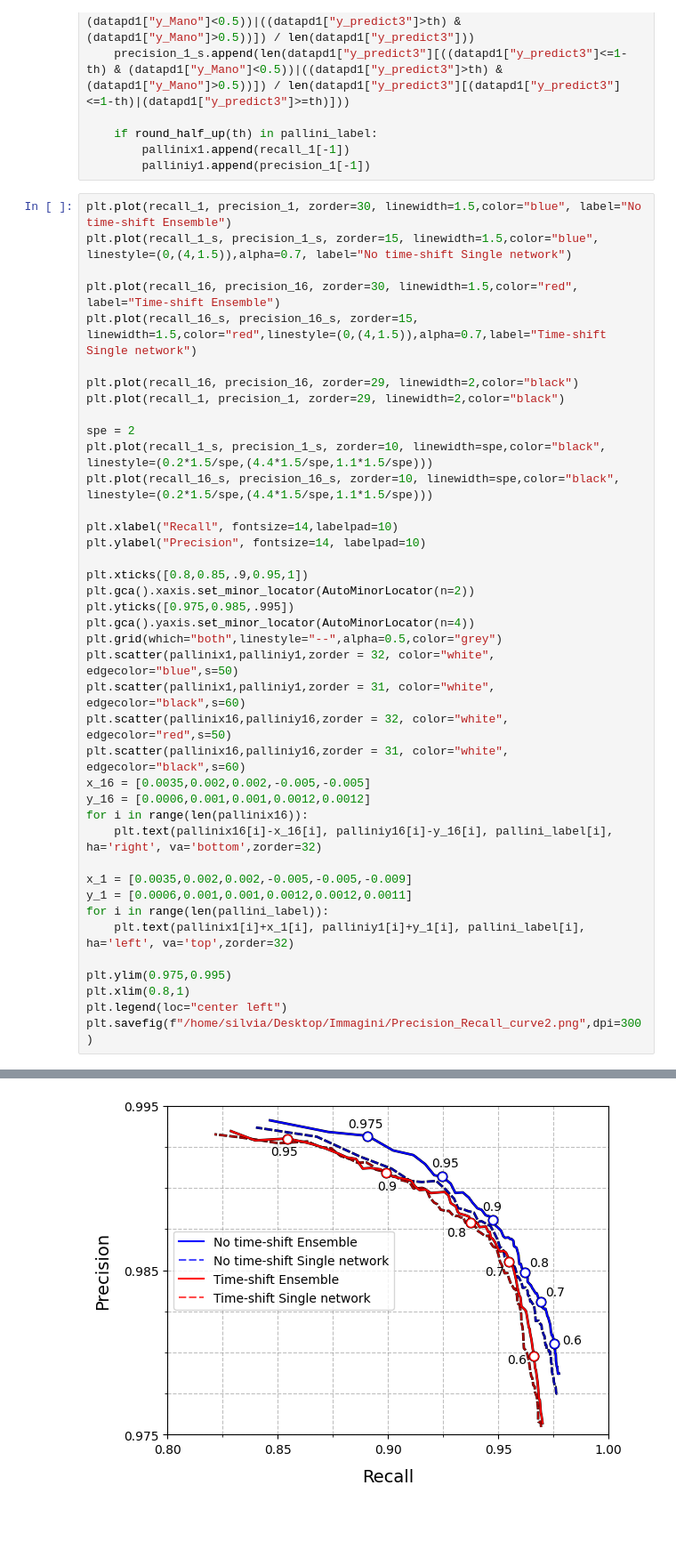
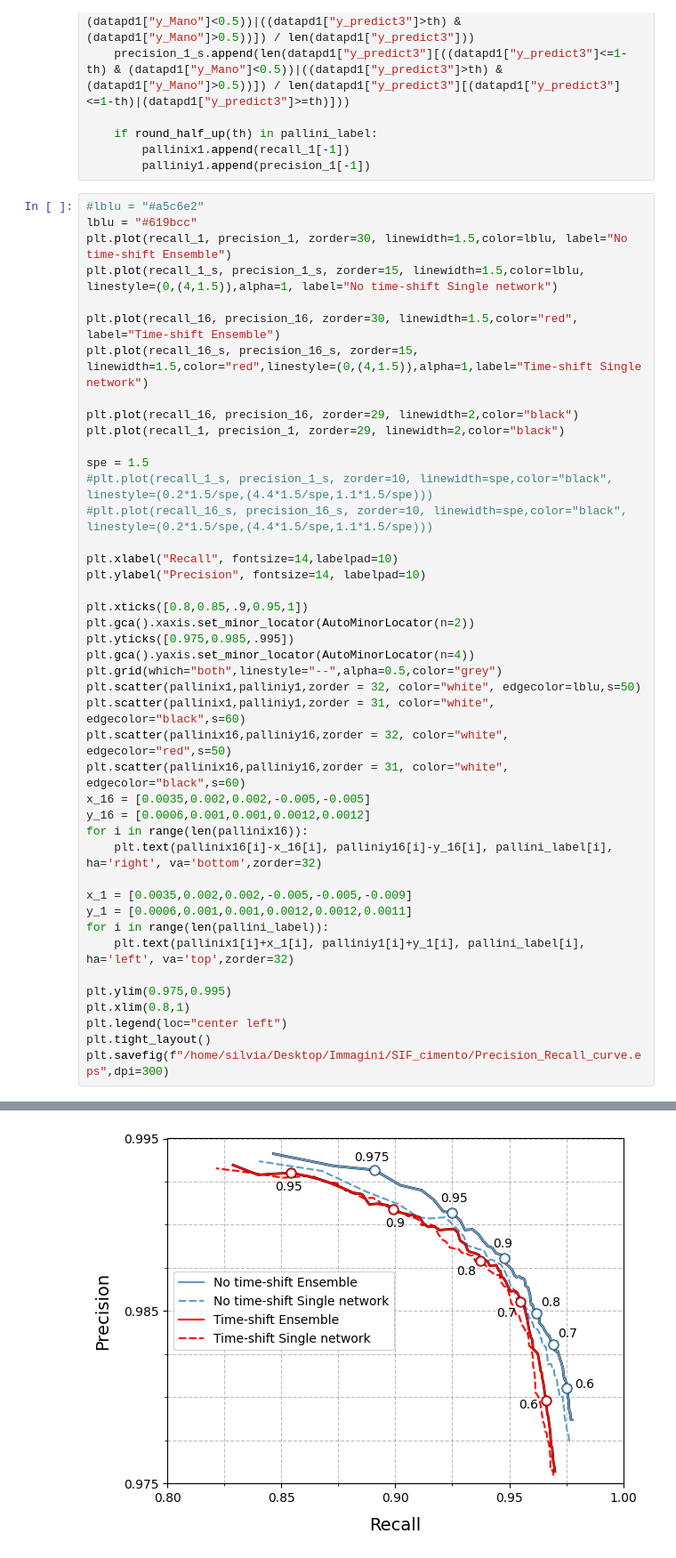
Before and after one commit to Nemenick/primoprogetto, a Jupyter notebook: Codici/_Predizioni_bag_plot.ipynb, the cells around one changed output, grey strips where cells are left out. Shown at 89% size. Saved outputs shown, nothing was run; the diff lists cells and outputs as text; blank space fills up the shorter version.

```diff
--- a/Codici/_Predizioni_bag_plot.ipynb
+++ b/Codici/_Predizioni_bag_plot.ipynb
@@ -815,18 +823,20 @@ for th in np.linspace(0.52,0.985,94):
         pallinix1.append(recall_1[-1])
         palliniy1.append(precision_1[-1])
 # %%
-plt.plot(recall_1, precision_1, zorder=30, linewidth=1.5,color="blue", label="No time-shift Ensemble")
-plt.plot(recall_1_s, precision_1_s, zorder=15, linewidth=1.5,color="blue", linestyle=(0,(4,1.5)),alpha=0.7, label="No time-shift Single network")
+#lblu = "#a5c6e2"
+lblu = "#619bcc"
+plt.plot(recall_1, precision_1, zorder=30, linewidth=1.5,color=lblu, label="No time-shift Ensemble")
+plt.plot(recall_1_s, precision_1_s, zorder=15, linewidth=1.5,color=lblu, linestyle=(0,(4,1.5)),alpha=1, label="No time-shift Single network")
 
 plt.plot(recall_16, precision_16, zorder=30, linewidth=1.5,color="red", label="Time-shift Ensemble")
-plt.plot(recall_16_s, precision_16_s, zorder=15, linewidth=1.5,color="red",linestyle=(0,(4,1.5)),alpha=0.7,label="Time-shift Single network")
+plt.plot(recall_16_s, precision_16_s, zorder=15, linewidth=1.5,color="red",linestyle=(0,(4,1.5)),alpha=1,label="Time-shift Single network")
 
 plt.plot(recall_16, precision_16, zorder=29, linewidth=2,color="black")
 plt.plot(recall_1, precision_1, zorder=29, linewidth=2,color="black")
 
-spe = 2
-plt.plot(recall_1_s, precision_1_s, zorder=10, linewidth=spe,color="black", linestyle=(0.2*1.5/spe,(4.4*1.5/spe,1.1*1.5/spe)))
-plt.plot(recall_16_s, precision_16_s, zorder=10, linewidth=spe,color="black", linestyle=(0.2*1.5/spe,(4.4*1.5/spe,1.1*1.5/spe)))
+spe = 1.5
+#plt.plot(recall_1_s, precision_1_s, zorder=10, linewidth=spe,color="black", linestyle=(0.2*1.5/spe,(4.4*1.5/spe,1.1*1.5/spe)))
+#plt.plot(recall_16_s, precision_16_s, zorder=10, linewidth=spe,color="black", linestyle=(0.2*1.5/spe,(4.4*1.5/spe,1.1*1.5/spe)))
 
 plt.xlabel("Recall", fontsize=14,labelpad=10)
 plt.ylabel("Precision", fontsize=14, labelpad=10)
@@ -836,7 +846,7 @@ plt.gca().xaxis.set_minor_locator(AutoMinorLocator(n=2))
 plt.yticks([0.975,0.985,.995])
 plt.gca().yaxis.set_minor_locator(AutoMinorLocator(n=4))
 plt.grid(which="both",linestyle="--",alpha=0.5,color="grey")
-plt.scatter(pallinix1,palliniy1,zorder = 32, color="white", edgecolor="blue",s=50)
+plt.scatter(pallinix1,palliniy1,zorder = 32, color="white", edgecolor=lblu,s=50)
 plt.scatter(pallinix1,palliniy1,zorder = 31, color="white", edgecolor="black",s=60)
 plt.scatter(pallinix16,palliniy16,zorder = 32, color="white", edgecolor="red",s=50)
 plt.scatter(pallinix16,palliniy16,zorder = 31, color="white", edgecolor="black",s=60)
@@ -853,5 +863,6 @@ for i in range(len(pallini_label)):
 plt.ylim(0.975,0.995)
 plt.xlim(0.8,1)
 plt.legend(loc="center left")
-plt.savefig(f"/home/silvia/Desktop/Immagini/Precision_Recall_curve2.png",dpi=300)
+plt.tight_layout()
+plt.savefig(f"/home/silvia/Desktop/Immagini/SIF_cimento/Precision_Recall_curve.eps",dpi=300)
 # %% [output]
@@ -858 +870 @@ plt.savefig(f"/home/silvia/Desktop/Immagini/Precision_Recall_curve2.png",dpi=300
-[figure, old version]
+[figure, new version]
```
Also changed, not shown: parts of 3 cells of this notebook, 5 other files.
